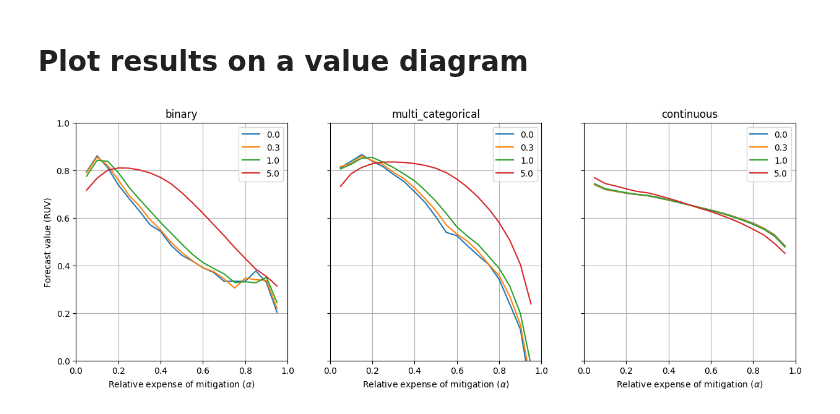
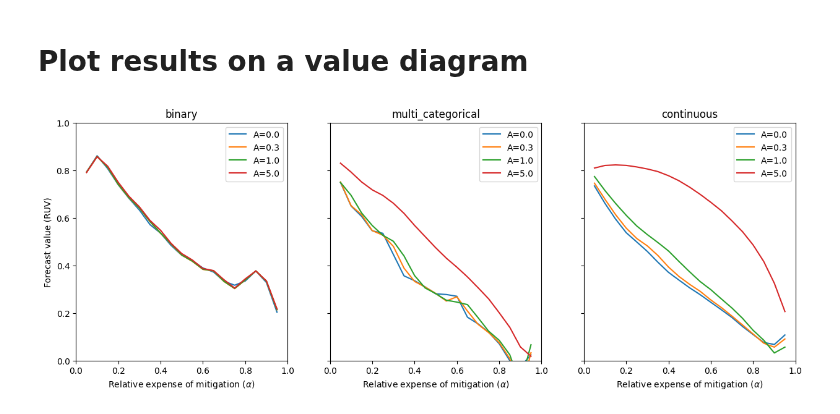
Before and after one commit to richardlaugesen/ruvpy, a Jupyter notebook: examples/laugesen_2023_fig_7.ipynb, the cells around one changed output. Drawn from its saved outputs; the diff is of its cells as text; code cells hidden in the pictures.

```diff
--- a/examples/laugesen_2023_fig_7.ipynb
+++ b/examples/laugesen_2023_fig_7.ipynb
@@ -34,7 +33,9 @@ from ruv.helpers import generate_event_freq_ref
 # Steamflow at Biggara in the Murray catchment of the southern Murray-Darling basin
 # Subseasonal streamflow forecasts from MuTHRE and event frequency for reference
 
+# load and convert runoff to cumecs
 data = pd.read_csv('example_data/401012-muthre.csv.zip', index_col=0, parse_dates=True, dayfirst=True, compression='zip')
+data *= 1165 / 86.4
 
 # filter to the first week of each month
 data = data[(data.index.day >= 1) & (data.index.day <= 7)]
@@ -48,8 +49,5 @@ obs = obs.values
 fcst = fcst.values
 
 print(obs.shape, fcst.shape)
-
-# RUV library will use obs to replicate event frequency reference as in REV
-ref = None
 # %% [output]
 (1932,) (1932, 100)
@@ -73,37 +60,39 @@ alpha_step = 0.05
 alphas = np.arange(alpha_step, 1, alpha_step)
 risk_aversion_coefficients = [0, 0.3, 1, 5]
 
-binary_decision_quantile = np.nanquantile(obs, 0.9)
-multicat_decision_quantiles = np.nanquantile(obs, [0.85, 0.90, 0.95, 0.99])
+binary_decision_threshold = np.nanquantile(obs, 0.9)
+multicat_decision_thresholds = np.nanquantile(obs, [0.85, 0.90, 0.95, 0.99])
 
+# note there is no utility function or decision thresholds defined, we will add these before calling relative_utility_value
 decision_context = {
     'damage_function': [logistic_zero, {'A': 1, 'k': 0.07, 'threshold': np.nanquantile(obs, 0.99)}],
     'economic_model': [cost_loss, cost_loss_analytical_spend, alphas],
     'decision_rule': [optimise_over_forecast_distribution, None],
 }
-# note there is no utility function or decision thresholds defined, we will add these before calling relative_utility_value
+
+ref = None  # tell RUV library to use obs to replicate event frequency reference as in REV
 # %% [markdown]
 # Calculate RUV using different decision rules
 # %%
 results = xr.DataArray(np.nan, dims=('alpha', 'decision_type', 'risk_aversion'), coords={'alpha': alphas, 'decision_type': ['binary', 'multi_categorical', 'continuous'], 'risk_aversion': risk_aversion_coefficients})
 # %%
-for risk_aversion_coefficient in risk_aversion_coefficients:
-    print('Calculating RUV for risk_aversion_coefficients %.1f' % risk_aversion_coefficient)
+for risk_aversion in risk_aversion_coefficients:
+    print('Calculating RUV for risk_aversion_coefficient %.1f' % risk_aversion)
 
     # add utility function to decision context to set risk aversion
-    decision_context['utility_function'] = [cara, {'A': risk_aversion_coefficient}]
+    decision_context['utility_function'] = [cara, {'A': risk_aversion}]
 
     print('Binary')
-    decision_context['decision_thresholds'] = np.insert(binary_decision_quantile, 0, 0)
-    results.loc[{'risk_aversion': risk_aversion_coefficient, 'decision_type': 'binary'}] = relative_utility_value(obs, fcst, ref, decision_context, parallel_nodes)['ruv']
+    decision_context['decision_thresholds'] = np.array([0, binary_decision_threshold])
+    results.loc[{'risk_aversion': risk_aversion, 'decision_type': 'binary'}] = relative_utility_value(obs, fcst, ref, decision_context, parallel_nodes)['ruv']
 
     print('Multi-categorical')
-    decision_context['decision_thresholds'] = np.insert(multicat_decision_quantiles, 0, 0)
-    results.loc[{'risk_aversion': risk_aversion_coefficient, 'decision_type': 'multi_categorical'}] = relative_utility_value(obs, fcst, ref, decision_context, parallel_nodes)['ruv']
+    decision_context['decision_thresholds'] = np.insert(multicat_decision_thresholds, 0, 0)
+    results.loc[{'risk_aversion': risk_aversion, 'decision_type': 'multi_categorical'}] = relative_utility_value(obs, fcst, ref, decision_context, parallel_nodes)['ruv']
 
     print('Continuous')
     decision_context['decision_thresholds'] = None
-    results.loc[{'risk_aversion': risk_aversion_coefficient, 'decision_type': 'continuous'}] = relative_utility_value(obs, fcst, ref, decision_context, parallel_nodes)['ruv']
+    results.loc[{'risk_aversion': risk_aversion, 'decision_type': 'continuous'}] = relative_utility_value(obs, fcst, ref, decision_context, parallel_nodes)['ruv']
 # %% [output]
 Calculating RUV for risk_aversion_coefficients 0.0
 Binary
@@ -126,25 +115,25 @@ Continuous
 # %%
 fig, axs = plt.subplots(1, 3, figsize=(15, 5), sharey=True)
 
 risk_aversion_coefficients = results.coords['risk_aversion'].values
 decision_types = results.coords['decision_type'].values
+alphas = results.coords['alpha'].values
 
 for i, decision_type in enumerate(decision_types):
     ax = axs[i]
-    for risk_aversion_coefficient in risk_aversion_coefficients:
-        data = results.sel(risk_aversion=risk_aversion_coefficient, decision_type=decision_type)
-        ax.plot(data.coords['alpha'].values, data.values, label=risk_aversion_coefficient)
+    for risk_aversion in risk_aversion_coefficients:
+        data = results.sel(risk_aversion=risk_aversion, decision_type=decision_type)
+        ax.plot(alphas, data.values, label='A=%.1f' % risk_aversion)
 
     ax.set_ylim(0, 1)
     ax.set_xlim(0, 1)
     ax.set_title(decision_type)
     ax.set_xlabel(r'Relative expense of mitigation ($\alpha$)')
     if i == 0:
         ax.set_ylabel('Forecast value (RUV)')
 
     ax.legend()
-    ax.grid(True)
 
 plt.show()
 # %% [output]
-[figure, old version]
+[figure, new version]
```
Also changed, not shown: parts of 3 cells of this notebook, 2 other files.
